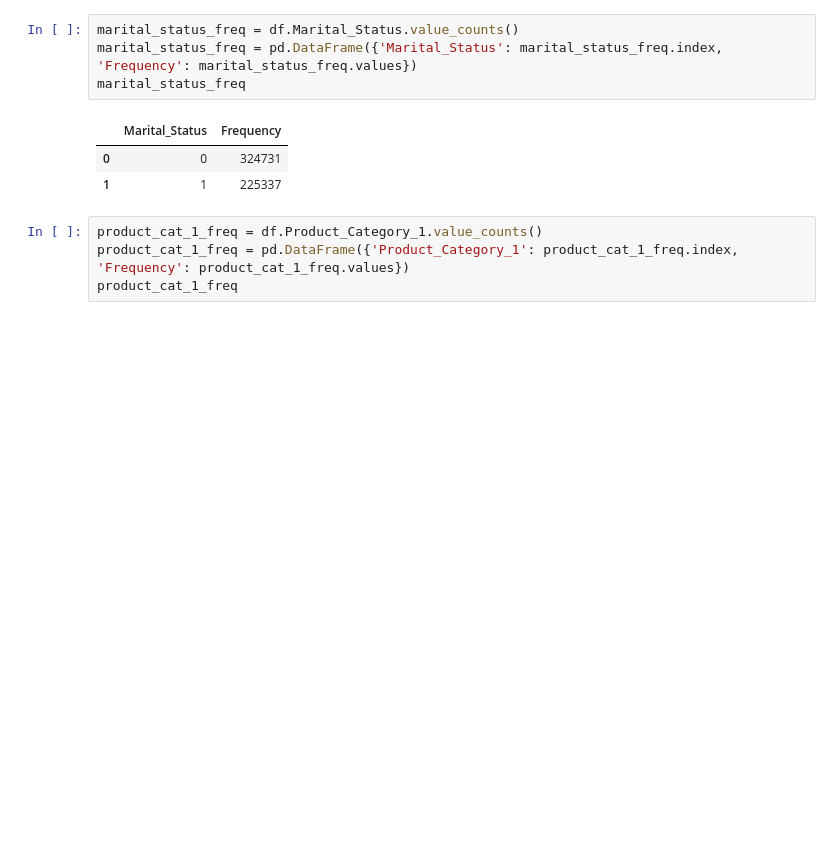
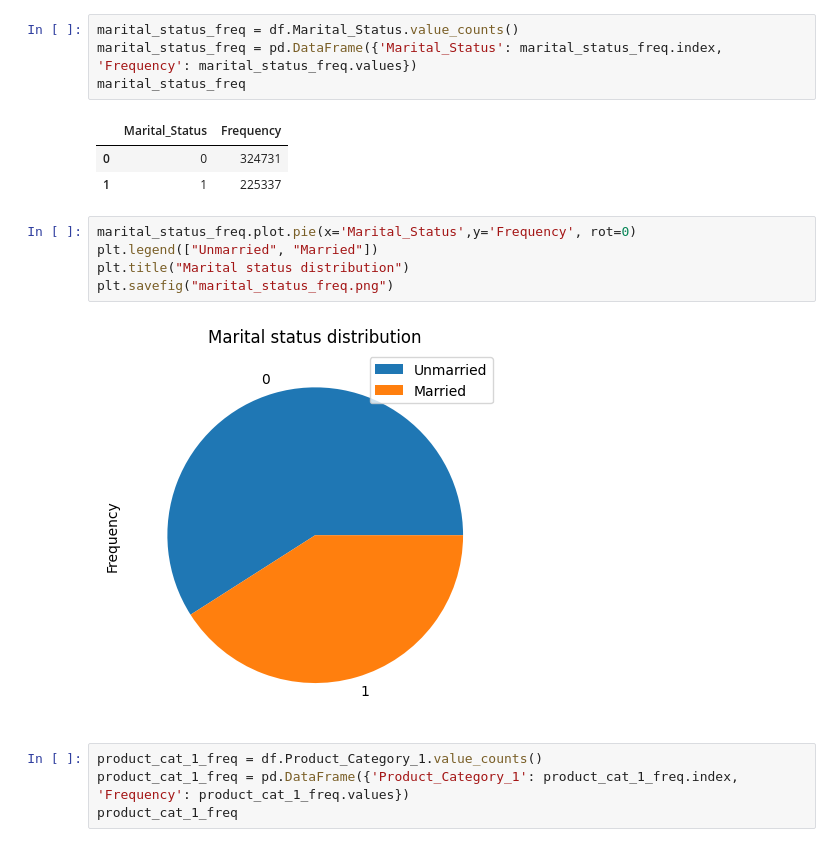
Before and after one commit to DulanjaliLiyanage/UOM-Data-Science-Project-CS5617, a Jupyter notebook: Project/239162A - CS5617 - Data Science.ipynb, the cells around one changed output. Drawn from its saved outputs; the diff is of its cells as text; blank space fills up the shorter version.

```diff
--- a/Project/239162A - CS5617 - Data Science.ipynb
+++ b/Project/239162A - CS5617 - Data Science.ipynb
@@ -229,6 +255,13 @@ marital_status_freq
 |  | Marital_Status | Frequency |
 | 0 | 0 | 324731 |
 | 1 | 1 | 225337 |
+# %%
+marital_status_freq.plot.pie(x='Marital_Status',y='Frequency', rot=0)
+plt.legend(["Unmarried", "Married"])
+plt.title("Marital status distribution")
+plt.savefig("marital_status_freq.png")
+# %% [output]
+[figure, added]
 # %%
 product_cat_1_freq = df.Product_Category_1.value_counts()
 product_cat_1_freq = pd.DataFrame({'Product_Category_1': product_cat_1_freq.index, 'Frequency': product_cat_1_freq.values})
```
Also changed, not shown: parts of 24 cells of this notebook, 20 other files.
